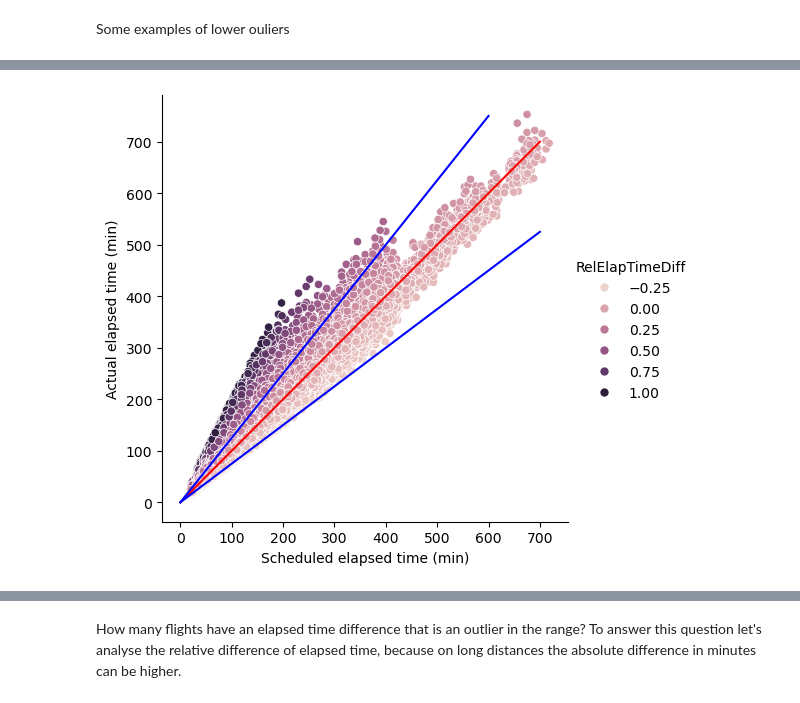
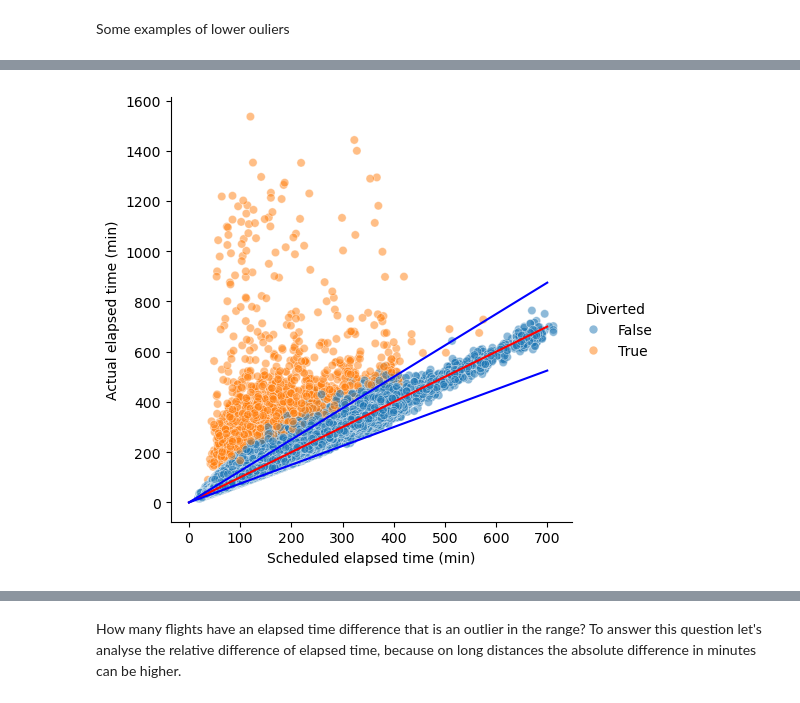
Before and after one commit to kholodov-a/Springboard_repo, a Jupyter notebook: CS2-flights-delay-REPO/notebooks/Data Wrangling.ipynb, the cells around one changed output, grey strips where cells are left out. Saved outputs shown, nothing was run; the diff lists cells and outputs as text; code cells hidden in the pictures.

```diff
--- a/CS2-flights-delay-REPO/notebooks/Data Wrangling.ipynb
+++ b/CS2-flights-delay-REPO/notebooks/Data Wrangling.ipynb
@@ -2290,4 +2273,0 @@ I’m planning to delete both of these records.”
-# %%
-print('Number of records BEFORE the deletion: {:,d}'.format(len(flights)))
-flights = flights[~(~flights['Cancelled'] & ~flights['Diverted'] & flights['diff_Act'].isna())]
-print('Number of records AFTER the deletion: {:,d}'.format(len(flights)))
@@ -2408,4 +2368,4 @@ First of all, let's take a look at flights with anormal scheduled elapsed time
 # %%
-elapsed_less_then_ZERO = flights['CRSElapsedTime'] < 0
-flights[elapsed_less_then_ZERO][rout_info]
+elapsed_less_then_ZERO = (flights['CRSElapsedTime'] < 0) | (flights['ActualElapsedTime'] < 0)
+flights[elapsed_less_then_ZERO][rout_info + ['ActualElapsedTime']]
 # %% [output]
@@ -2415 +2376,3 @@ There are no flights with negative elapsed time. This is good :)
+# %%
+flights = flights[~elapsed_less_then_ZERO]
 # %% [markdown]
@@ -2592,11 +2587,11 @@ I plan also delete some of these records but I am going to set less rigid criter
 # %%
 relative_diff_low_outliers = (flights['RelElapTimeDiff'] < outlier_limit_low)
-relative_diff_high_outliers = (flights['RelElapTimeDiff'] > 1)
-new_outliers = (flights['RelElapTimeDiff'] < outlier_limit_low) | (flights['RelElapTimeDiff'] > 1)
+relative_diff_high_outliers = (flights['RelElapTimeDiff'] > 1) & (~flights['Diverted'])
+new_outliers = relative_diff_low_outliers | relative_diff_high_outliers
 
 # Printing some summary for ALL OUTLIERS
 print('In 2014-2018 there were {:,d} flights with relative ET difference out of range ({:.2%}, {:+.2%}%), which represent {:.2%} of total flights'
-      .format(n:=len(flights[new_outliers]['Flight_Number_Reporting_Airline']),
+      .format(n:=len(flights[new_outliers]),
               outlier_limit_low,
               1,
               n / (t := len(flights))))
@@ -2620,24 +2615,24 @@ Number fo records deleted: 277,967
 # %%
 flights_sample = flights.sample(n=1000000)
 sns.relplot(data=flights_sample,
             x='CRSElapsedTime',
             y='ActualElapsedTime',
-            hue='RelElapTimeDiff',
-            kind='scatter')
+            hue='Diverted',
+            kind='scatter', alpha=0.5)
 plt.xlabel('Scheduled elapsed time (min)')
 plt.ylabel('Actual elapsed time (min)')
 line_x = [0, 700]
 line_y = [0, 700]
-line_up_x = [0, 600]
-line_up_y = [0, 750]
+line_up_x = [0, 700]
+line_up_y = [0, 875]
 line_down_x = [0, 700]
 line_down_y = [0, 525]
 plt.plot(line_x, line_y, color ='r')
 plt.plot(line_up_x, line_up_y, color ='b')
 plt.plot(line_down_x, line_down_y, color ='b')
 plt.show()
 # %% [output]
-[figure, old version]
+[figure, new version]
 # %%
 Act_vs_CRS_ET = flights['ElapsedTimeDiff']
 Act_vs_CRS_ET = Act_vs_CRS_ET.astype(float)
```
Also changed, not shown: parts of 142 cells of this notebook.
